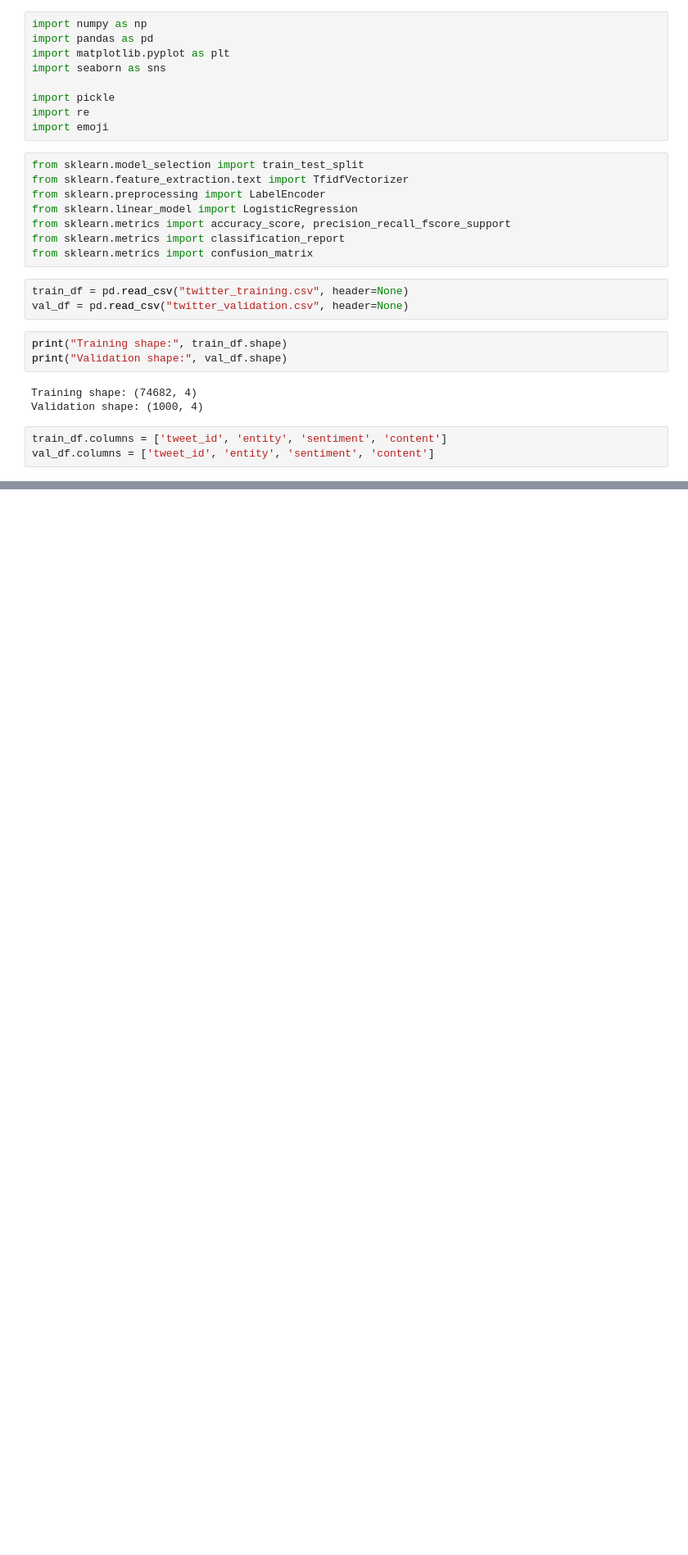
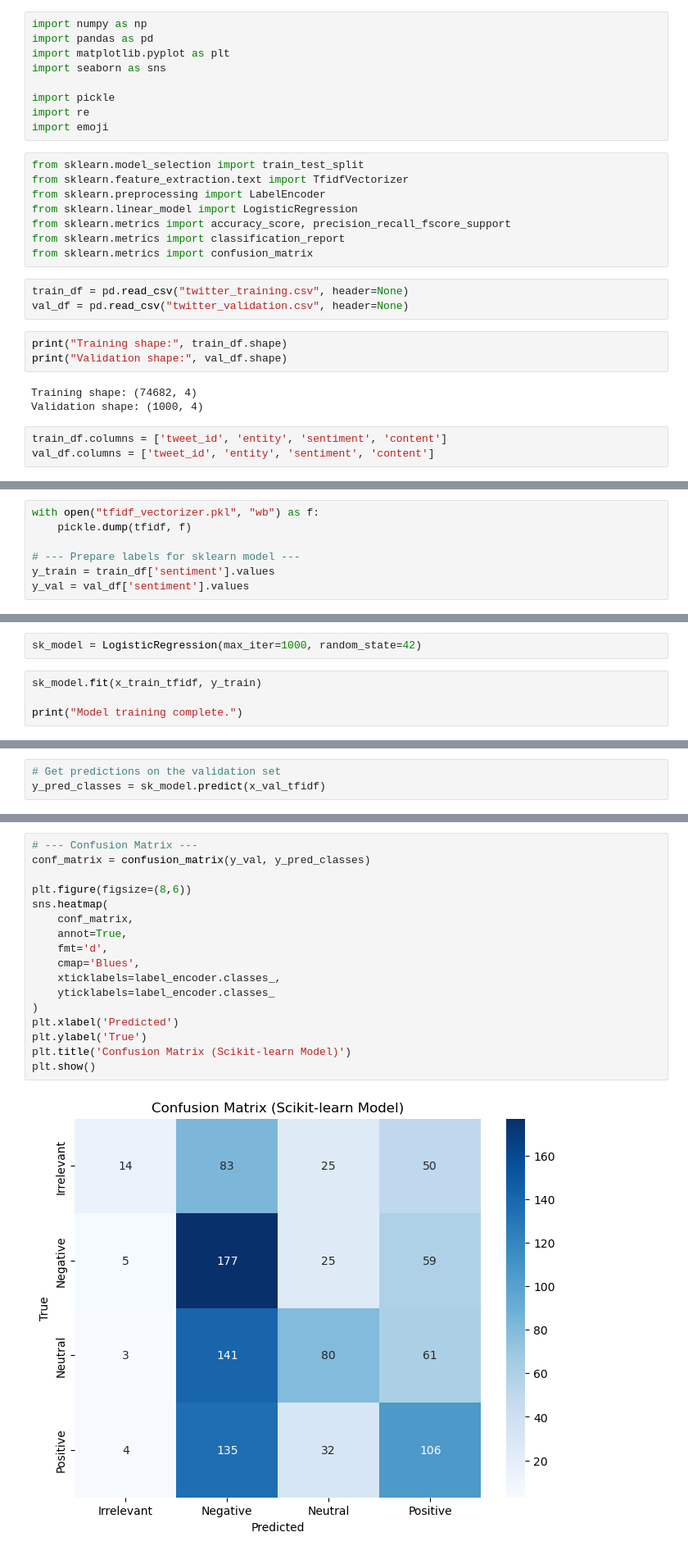
Before and after one commit to Sxham04/sentiment-analysis-twt, a Jupyter notebook: main.ipynb, the cells around one changed output, grey strips where cells are left out. Shown at 82% size. Cells and saved outputs as stored; diff of their text form; blank space fills up the shorter version.

Commit message:
training a logistic regression model and evaluating it

```diff
--- a/main.ipynb
+++ b/main.ipynb
@@ -31,0 +132,7 @@ val_df.columns = ['tweet_id', 'entity', 'sentiment', 'content']
+# %%
+with open("tfidf_vectorizer.pkl", "wb") as f:
+    pickle.dump(tfidf, f)
+
+# --- Prepare labels for sklearn model ---
+y_train = train_df['sentiment'].values
+y_val = val_df['sentiment'].values
@@ -31,0 +141,6 @@ val_df.columns = ['tweet_id', 'entity', 'sentiment', 'content']
+# %%
+sk_model = LogisticRegression(max_iter=1000, random_state=42)
+# %%
+sk_model.fit(x_train_tfidf, y_train)
+
+print("Model training complete.")
@@ -31,0 +154,3 @@ val_df.columns = ['tweet_id', 'entity', 'sentiment', 'content']
+# %%
+# Get predictions on the validation set
+y_pred_classes = sk_model.predict(x_val_tfidf)
@@ -31,0 +172,19 @@ val_df.columns = ['tweet_id', 'entity', 'sentiment', 'content']
+# %%
+# --- Confusion Matrix ---
+conf_matrix = confusion_matrix(y_val, y_pred_classes)
+
+plt.figure(figsize=(8,6))
+sns.heatmap(
+    conf_matrix,
+    annot=True,
+    fmt='d',
+    cmap='Blues',
+    xticklabels=label_encoder.classes_,
+    yticklabels=label_encoder.classes_
+)
+plt.xlabel('Predicted')
+plt.ylabel('True')
+plt.title('Confusion Matrix (Scikit-learn Model)')
+plt.show()
+# %% [output]
+[figure, added]
```
Also changed, not shown: parts of 21 cells of this notebook, 3 other files.
